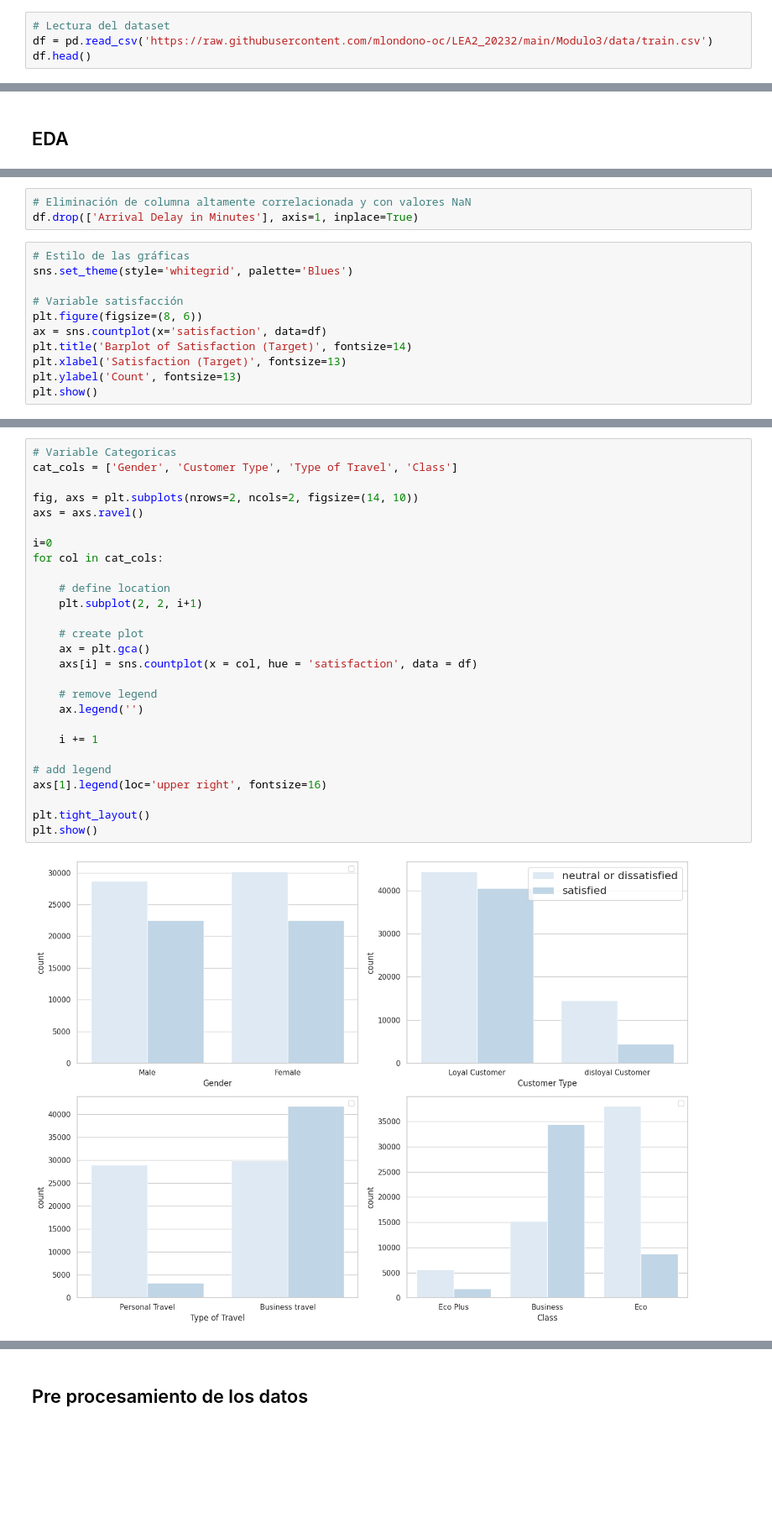
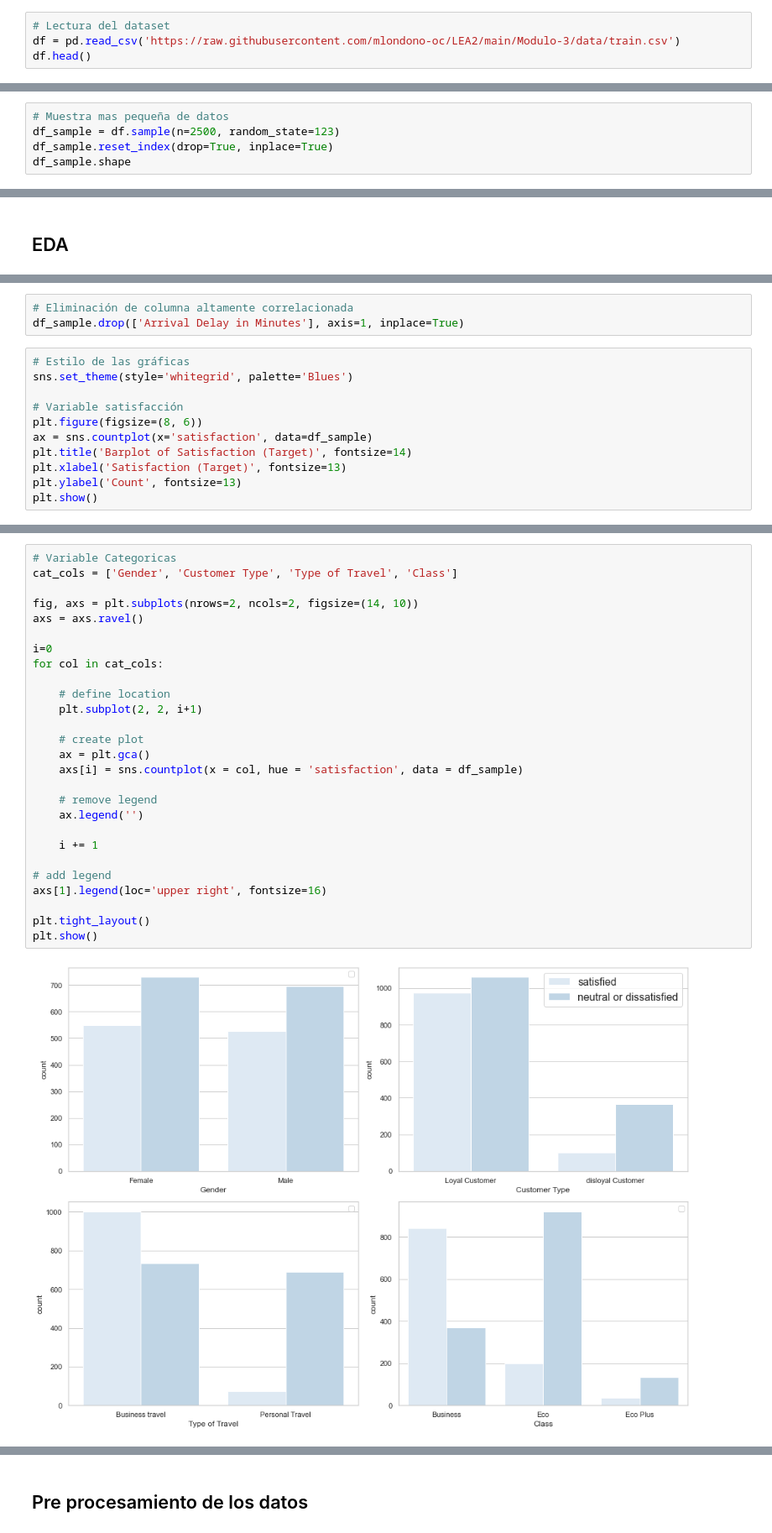
Before and after one commit to mlondono-oc/LEA2, a Jupyter notebook: Modulo-3/M2_Taller_Repaso.ipynb, the cells around one changed output, grey strips where cells are left out. Shown at 84% size. Drawn from its saved outputs; the diff is of its cells as text; blank space fills up the shorter version.

```diff
--- a/Modulo-3/M2_Taller_Repaso.ipynb
+++ b/Modulo-3/M2_Taller_Repaso.ipynb
@@ -29,7 +29,7 @@ warnings.filterwarnings('ignore')
 Este conjunto de datos contiene una encuesta sobre la satisfacción de los pasajeros de una compañía aérea. ¿Qué factores están altamente correlacionados con un pasajero satisfecho (o insatisfecho)?
 # %%
 # Lectura del dataset
-df = pd.read_csv('https://raw.githubusercontent.com/mlondono-oc/LEA2_20232/main/Modulo3/data/train.csv')
+df = pd.read_csv('https://raw.githubusercontent.com/mlondono-oc/LEA2/main/Modulo-3/data/train.csv')
 df.head()
 # %% [output]
 |  | Unnamed: 0 | id | Gender | Customer Type | Age | Type of Travel | Class | Flight Distance | ... |
@@ -63,3 +63,8 @@ memory usage: 19.8+ MB
 # %%
 # Eliminación de variables no significativas
 df.drop(['Unnamed: 0', 'id', ], axis=1, inplace=True)
+# %%
+# Muestra mas pequeña de datos
+df_sample = df.sample(n=2500, random_state=123)
+df_sample.reset_index(drop=True, inplace=True)
+df_sample.shape
@@ -97,13 +104,13 @@ sns.heatmap(c, annot=True)
 # %%
-# Eliminación de columna altamente correlacionada y con valores NaN
-df.drop(['Arrival Delay in Minutes'], axis=1, inplace=True)
+# Eliminación de columna altamente correlacionada
+df_sample.drop(['Arrival Delay in Minutes'], axis=1, inplace=True)
 # %%
 # Estilo de las gráficas
 sns.set_theme(style='whitegrid', palette='Blues')
 
 # Variable satisfacción
 plt.figure(figsize=(8, 6))
-ax = sns.countplot(x='satisfaction', data=df)
+ax = sns.countplot(x='satisfaction', data=df_sample)
 plt.title('Barplot of Satisfaction (Target)', fontsize=14)
 plt.xlabel('Satisfaction (Target)', fontsize=13)
 plt.ylabel('Count', fontsize=13)
@@ -129,31 +136,31 @@ df.groupby('Class')[df.columns[6:20]].mean()
 # %%
 # Variable Categoricas
 cat_cols = ['Gender', 'Customer Type', 'Type of Travel', 'Class']
 
 fig, axs = plt.subplots(nrows=2, ncols=2, figsize=(14, 10))
 axs = axs.ravel()
 
 i=0
 for col in cat_cols:
 
     # define location
     plt.subplot(2, 2, i+1)
 
     # create plot
     ax = plt.gca()
-    axs[i] = sns.countplot(x = col, hue = 'satisfaction', data = df)
+    axs[i] = sns.countplot(x = col, hue = 'satisfaction', data = df_sample)
 
     # remove legend
     ax.legend('')
 
     i += 1
 
 # add legend
 axs[1].legend(loc='upper right', fontsize=16)
 
 plt.tight_layout()
 plt.show()
 # %% [output]
-[figure, old version]
+[figure, new version]
 # %%
 # Codificación de variable satisfacción
```
Also changed, not shown: parts of 66 cells of this notebook.
